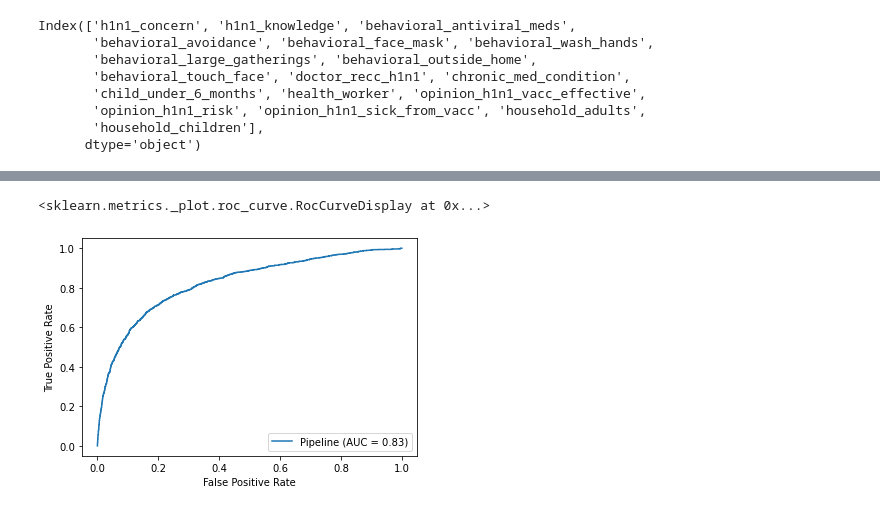
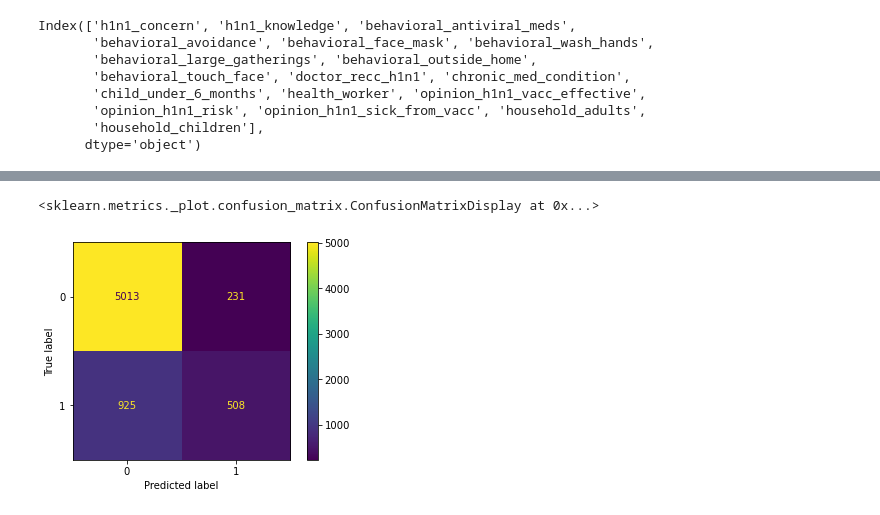
Before and after one commit to Jyve00/H1N1_Vaccine_Analysis, a Jupyter notebook: Stephen/gridsearch.ipynb, the cells around one changed output, grey strips where cells are left out. Drawn from its saved outputs; the diff is of its cells as text; code cells hidden in the pictures.

```diff
--- a/Stephen/gridsearch.ipynb
+++ b/Stephen/gridsearch.ipynb
@@ -352,0 +354,40 @@ y_proda = pipeline.predict_proba(X_true)
+# %%
+# https://towardsdatascience.com/ml-pipelines-with-grid-search-in-scikit-learn-2539d6b53cfb
+
+
+
+
+log_param = {
+        'log__C': [0.01, 0.05, 0.1, 1.0, 10.0],
+        'log__max_iter': [100, 1000, 10000],
+        'log__multi_class': ['auto', 'ovr', 'multinomial'],
+        'log__penalty': ['l1', 'l2', 'elasticnet'],
+        'log__solver': ['lbfgs, ‘liblinear', 'sag', 'saga']
+}
+
+tree_param = {
+        'tree__criterion': ['gini', 'entropy'],
+        'tree__splitter': ['best', 'random'],
+        'tree__max_depth': [2, 3, 4, 5, 6, 7, 8],
+        'tree__min_weight_fraction_leaf': [0.0, 0.10, 0.15, 0.17, 0.20, 0.22, 0.25, 0.5, 0.75],
+        'tree__max_features': ['auto', 'sqrt', 'log2', None],
+        'tree__class_weight': ['balanced']
+        }
+
+
+
+Kn_param = {
+        'Kn': [KNeighborsClassifier()],
+        'Kn__n_neighbors': [3, 4, 5, 10],
+        'Kn__algorithm': ['auto', 'ball_tree', 'kd_tree', 'brute'],
+        'Kn__weights': ['uniform', 'distance']}
+
+SVC_param = {
+        'SVC': [SVC()],
+        'SVC__loss': ['hinge', 'squared_hinge'],
+        'SVC__C': [0.01, 0.1, 1.0, 10.0, 50.0],
+        'SVC__random_state': [42],
+        'SVC__max_iter': [100, 1000, 10000, 100000]
+}
+grid_search = GridSearchCV(estimator=kn_pipeline, param_grid=Kn_param, cv=2, verbose=3,n_jobs=-1)
+grid_search.fit(X_train, y_train)
@@ -352,0 +416,2 @@ y_proda = pipeline.predict_proba(X_true)
+# %%
+best_mod = grid_search.fit(X_train, y_train)
@@ -353,5 +423,5 @@ y_proda = pipeline.predict_proba(X_true)
 # %%
-plot_roc_curve(pipeline, X_test, y_test)
+plot_confusion_matrix(best_mod, X_test, y_test)
 # %% [output]
-<sklearn.metrics._plot.roc_curve.RocCurveDisplay at 0x...>
+<sklearn.metrics._plot.confusion_matrix.ConfusionMatrixDisplay at 0x...>
-[figure, old version]
+[figure, new version]
```
Also changed, not shown: parts of 48 cells of this notebook.
